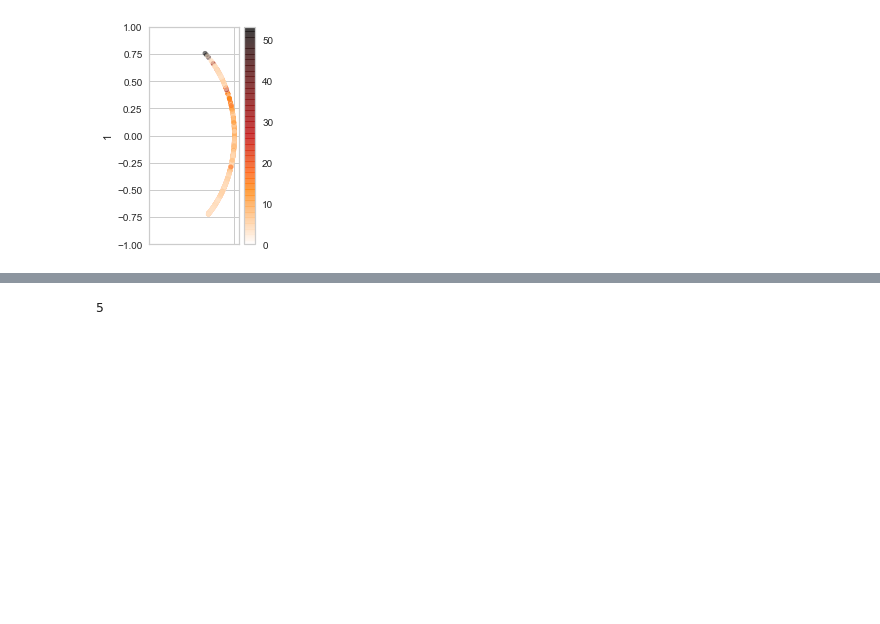
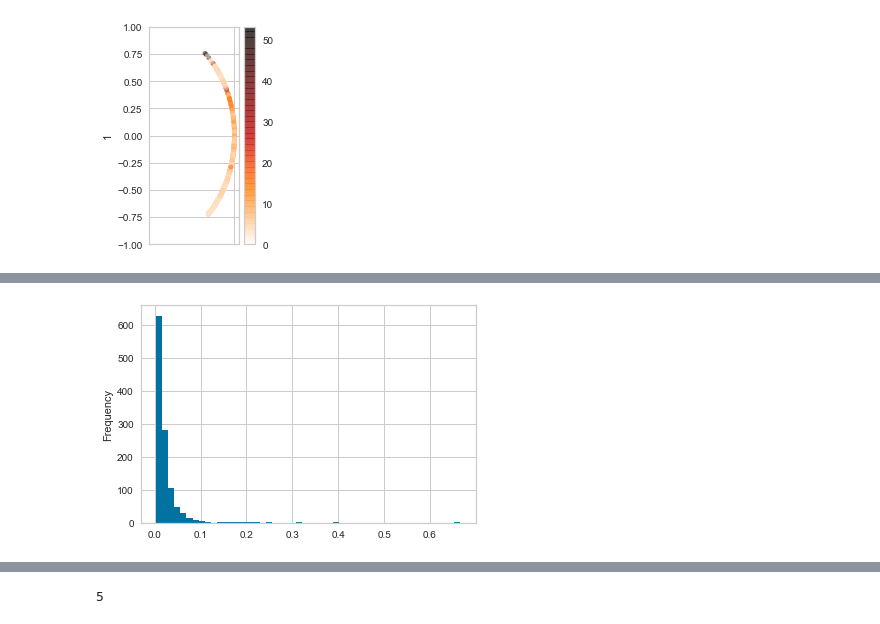
Before and after one commit to spdavern/metis_project4, a Jupyter notebook: cv_binary-lsa.ipynb, the cells around one changed output, grey strips where cells are left out. Drawn from its saved outputs; the diff is of its cells as text; code cells hidden in the pictures; blank space fills up the shorter version.

```diff
--- a/cv_binary-lsa.ipynb
+++ b/cv_binary-lsa.ipynb
@@ -81,0 +101,5 @@ plt.axis([0,1.05,-1,1]);
+# %%
+pct = love_snippets.n_love_sents/love_snippets.sentences
+pct.plot.hist(bins=50);
+# %% [output]
+[figure, added]
```
Also changed, not shown: parts of 30 cells of this notebook, 14 other files.
